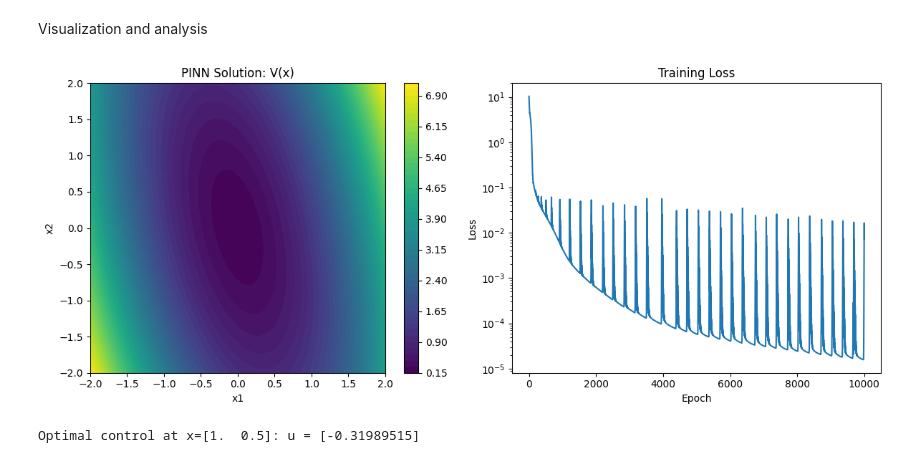
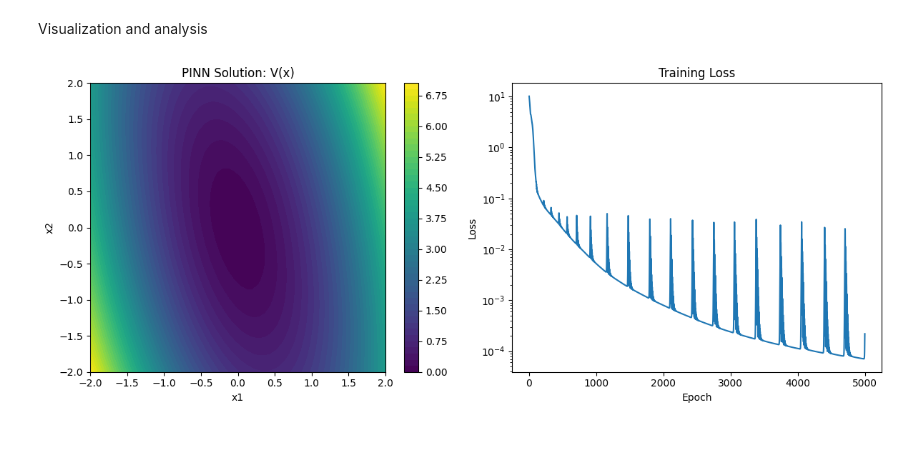
Before and after one commit to jujopo/ams-516, a Jupyter notebook: homework_1.ipynb, the cells around one changed output. Drawn from its saved outputs; the diff is of its cells as text; code cells hidden in the pictures.

```diff
--- a/homework_1.ipynb
+++ b/homework_1.ipynb
@@ -422,11 +427,11 @@ scheduler = optim.lr_scheduler.ReduceLROnPlateau(optimizer, patience=500, factor
 # %% [markdown]
 Training loop
 # %%
-def train_pinn(pinn, x_domain, epochs = 10000, print_every = 500):
+def train_pinn(pinn, x_domain, epochs = 5000, print_every = 500):
 
     losses = []
 
-    for epoch in range(epochs):
+    for epoch in range(epochs + 1):
         optimizer.zero_grad()
 
         # Physics loss (PDE residual)
@@ -448,6 +453,6 @@ def train_pinn(pinn, x_domain, epochs = 10000, print_every = 500):
 
 # Train the model
 print("Start training...")
-losses = train_pinn(pinn, x_domain, epochs=10000)
+losses = train_pinn(pinn, x_domain, epochs=5000)
 # %% [output]
 Start training...
@@ -464,65 +472,45 @@ Epoch 9000, Loss: 0.000020, PDE: 0.000020
 # %% [markdown]
 Visualization and analysis
 # %%
-def analyze_solution(model, pinn):
+def analyze_solution(model):
     """Compare PINN solution with analytical solution"""
     # Create test grid
     x1 = torch.linspace(-2, 2, 50)
     x2 = torch.linspace(-2, 2, 50)
     X1, X2 = torch.meshgrid(x1, x2, indexing='ij')
-    x_test = torch.stack([X1.reshape(-1), X2.reshape(-1)], dim=1).to(device)
+    # Define pairs of coordinated in the grid
+    x_test = torch.stack([X1.ravel(), X2.ravel()], dim=1).to(device)
 
     # PINN prediction
     with torch.no_grad():
         V_pinn = model(x_test).cpu().numpy()
 
     # Reshape for plotting
     V_pinn_grid = V_pinn.reshape(50, 50)
 
     # Plot results
     plt.figure(figsize=(12, 5))
 
     plt.subplot(1, 2, 1)
     contour = plt.contourf(X1.numpy(), X2.numpy(), V_pinn_grid, levels=50)
     plt.colorbar(contour)
     plt.xlabel('x1')
     plt.ylabel('x2')
     plt.title('PINN Solution: V(x)')
 
     plt.subplot(1, 2, 2)
     plt.semilogy(losses)
     plt.xlabel('Epoch')
     plt.ylabel('Loss')
     plt.title('Training Loss')
 
     plt.tight_layout()
     plt.show()
 
     return V_pinn_grid
 
 # Analyze the trained model
-V_pinn = analyze_solution(model, pinn)
+V_pinn = analyze_solution(model)
 # %% [output]
-[figure, old version]
+[figure, new version]
-# %%
-def get_optimal_control(model, x):
-    """Compute optimal control u* = -½R⁻¹Bᵀ∇V"""
-    x_tensor = torch.tensor(x, dtype=torch.float32, device=device).requires_grad_(True)
-
-    V = model(x_tensor)
-    grad_V = torch.autograd.grad(V, x_tensor,
-                               grad_outputs=torch.ones_like(V),
-                               create_graph=True)[0]
-
-    # u* = -½R⁻¹Bᵀ∇V
-    u_opt = - 0.5 * R_inv @ B.T @ grad_V.T
-
-    return u_opt.detach().cpu().numpy()
-
-# Example: Get optimal control at a specific state
-x_test = np.array([[1.0, 0.5]])
-u_opt = get_optimal_control(model, x_test)
-print(f"Optimal control at x={x_test[0]}: u = {u_opt[0]}")
-# %% [output]
-Optimal control at x=[1.  0.5]: u = [-0.31989515]
 # %%
```
Also changed, not shown: parts of 6 cells of this notebook, 1 other file.
